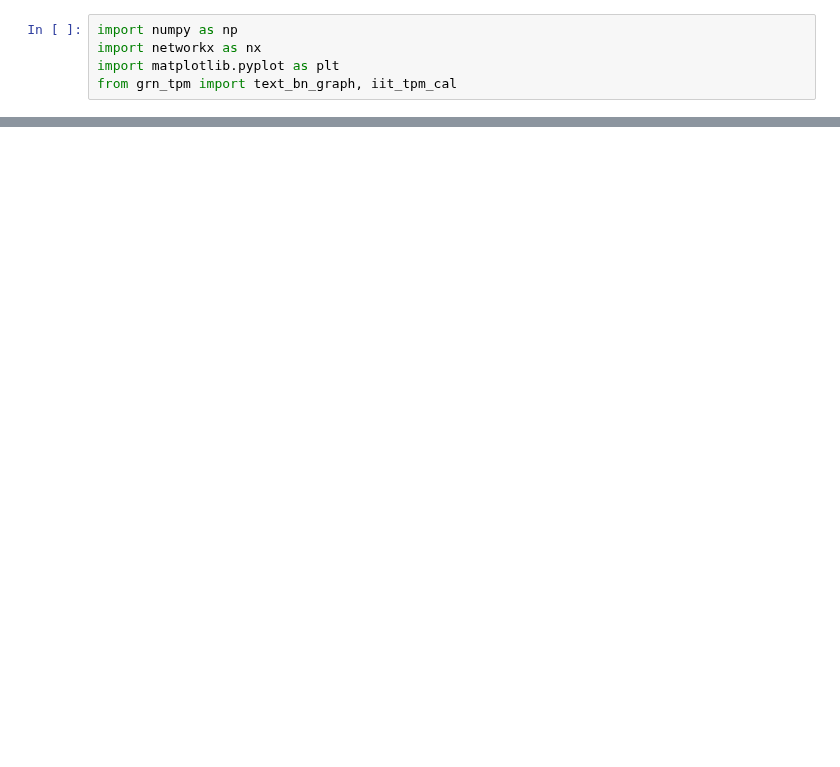
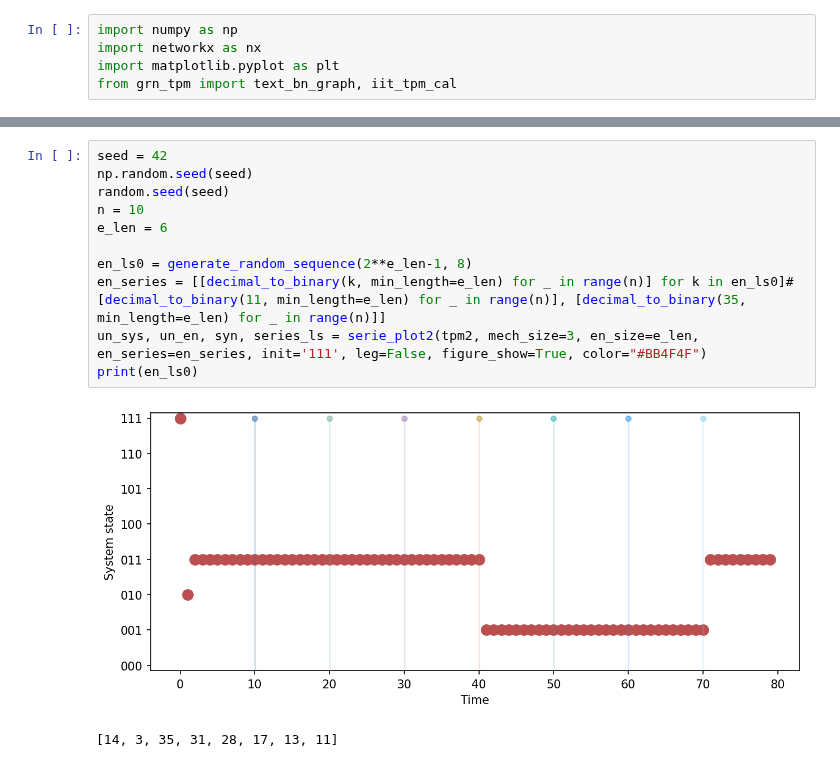
Before and after one commit to Lyn1216/Local-EI-project, a Jupyter notebook: exp/bool_network/grn/grn_serie_en.ipynb, the cells around one changed output, grey strips where cells are left out. Saved outputs shown, nothing was run; the diff lists cells and outputs as text; blank space fills up the shorter version.

```diff
--- a/exp/bool_network/grn/grn_serie_en.ipynb
+++ b/exp/bool_network/grn/grn_serie_en.ipynb
@@ -137,6 +147,20 @@ un_en:  1.1003111621563575
 un:  0.9544340029249649
 syn:  -8.881784197001252e-16
 ------------------------------------------------------------------------------------------------------------------------
+# %%
+seed = 42
+np.random.seed(seed)
+random.seed(seed)
+n = 10
+e_len = 6
+
+en_ls0 = generate_random_sequence(2**e_len-1, 8)
+en_series = [[decimal_to_binary(k, min_length=e_len) for _ in range(n)] for k in en_ls0]#[decimal_to_binary(11, min_length=e_len) for _ in range(n)], [decimal_to_binary(35, min_length=e_len) for _ in range(n)]]
+un_sys, un_en, syn, series_ls = serie_plot2(tpm2, mech_size=3, en_size=e_len, en_series=en_series, init='111', leg=False, figure_show=True, color="#BB4F4F")
+print(en_ls0)
+# %% [output]
+[figure, added]
+[14, 3, 35, 31, 28, 17, 13, 11]
 # %%
 import random
 seed = 42
```
Also changed, not shown: parts of 13 cells of this notebook.
